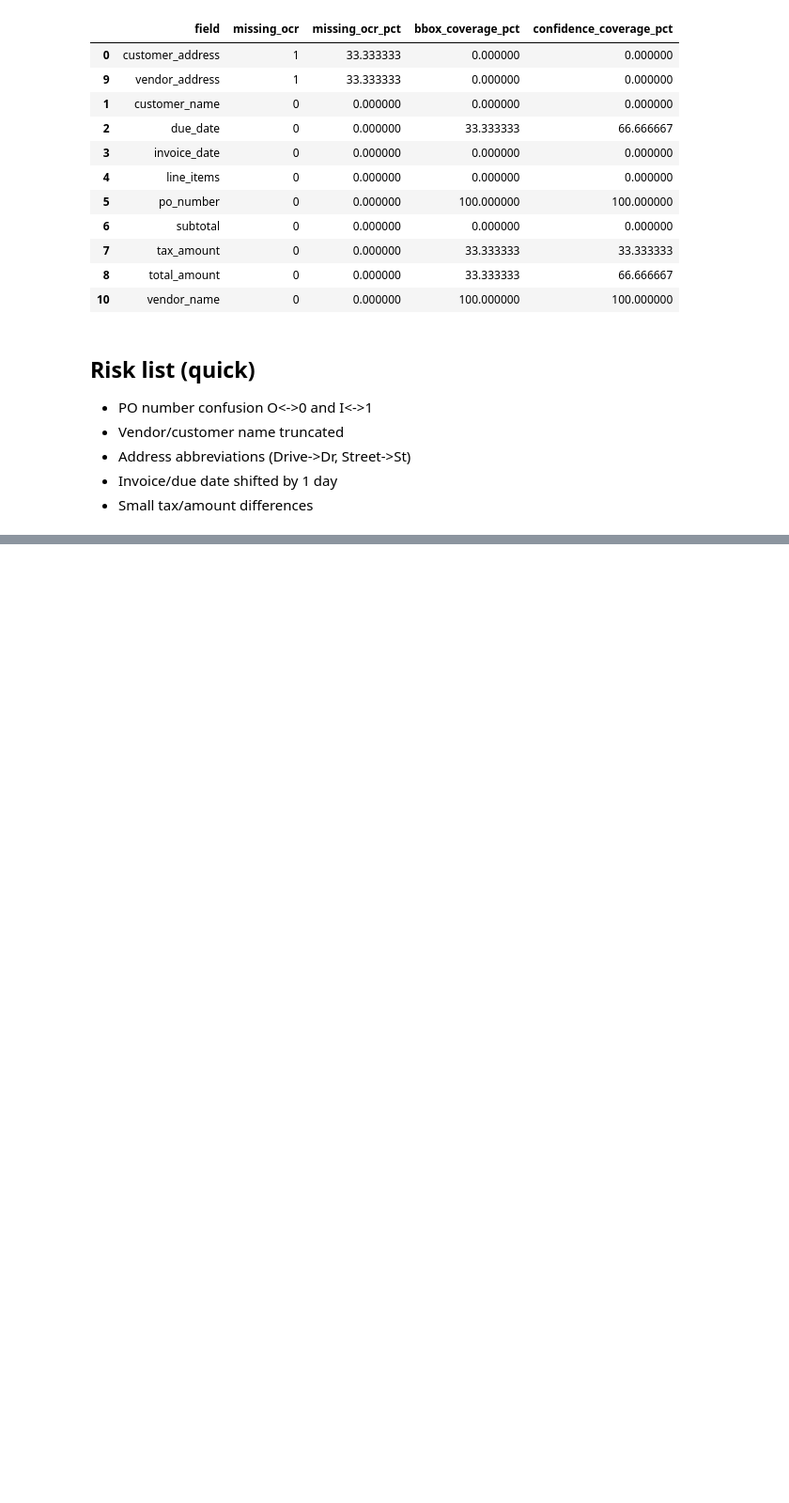
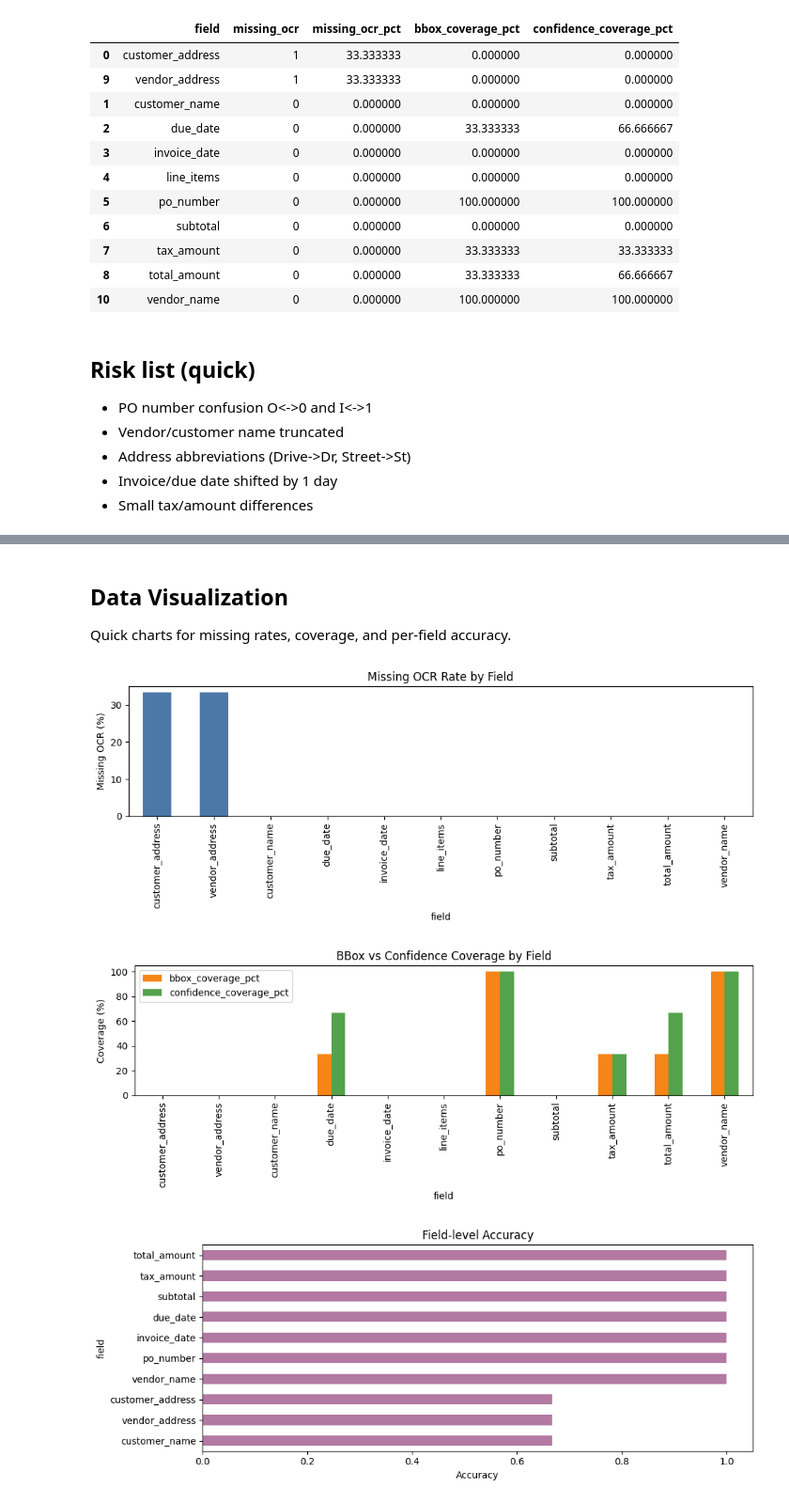
Before and after one commit to minhsangit1008/invoice-validation-system, a Jupyter notebook: data_overview.ipynb, the cells around one changed output, grey strips where cells are left out. Shown: that part at 94% size. Saved outputs shown, nothing was run; the diff lists cells and outputs as text; code cells hidden in the pictures; blank space fills up the shorter version.

```diff
--- a/data_overview.ipynb
+++ b/data_overview.ipynb
@@ -121,0 +207,32 @@ missing_fields_df
+# %% [markdown]
+## Data Visualization
+
+Quick charts for missing rates, coverage, and per-field accuracy.
+# %%
+import matplotlib.pyplot as plt
+
+# Missing OCR rate by field
+fig, ax = plt.subplots(figsize=(10, 4))
+missing_fields_df.set_index('field')['missing_ocr_pct'].plot(kind='bar', ax=ax, color='#4c78a8')
+ax.set_ylabel('Missing OCR (%)')
+ax.set_title('Missing OCR Rate by Field')
+plt.tight_layout()
+
+# BBox vs confidence coverage
+fig, ax = plt.subplots(figsize=(10, 4))
+coverage_df = missing_fields_df.set_index('field')[['bbox_coverage_pct', 'confidence_coverage_pct']]
+coverage_df.plot(kind='bar', ax=ax, color=['#f58518', '#54a24b'])
+ax.set_ylabel('Coverage (%)')
+ax.set_title('BBox vs Confidence Coverage by Field')
+plt.tight_layout()
+
+# Field-level accuracy
+fig, ax = plt.subplots(figsize=(10, 4))
+metrics_df.set_index('field')['accuracy'].plot(kind='barh', ax=ax, color='#b279a2')
+ax.set_xlabel('Accuracy')
+ax.set_title('Field-level Accuracy')
+plt.tight_layout()
+# %% [output]
+[figure, added]
+[figure, added]
+[figure, added]
```
Also changed, not shown: parts of 3 cells of this notebook, 14 other files.
